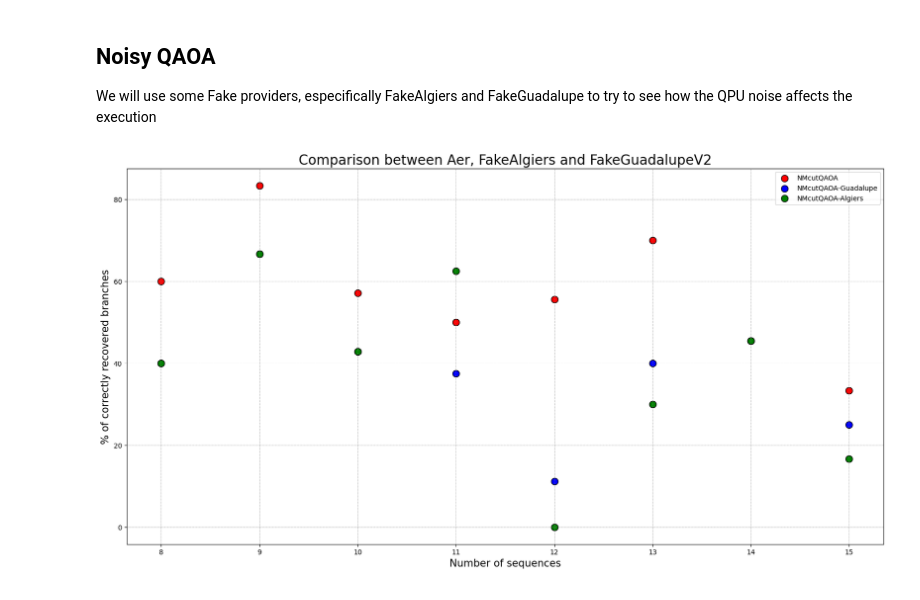
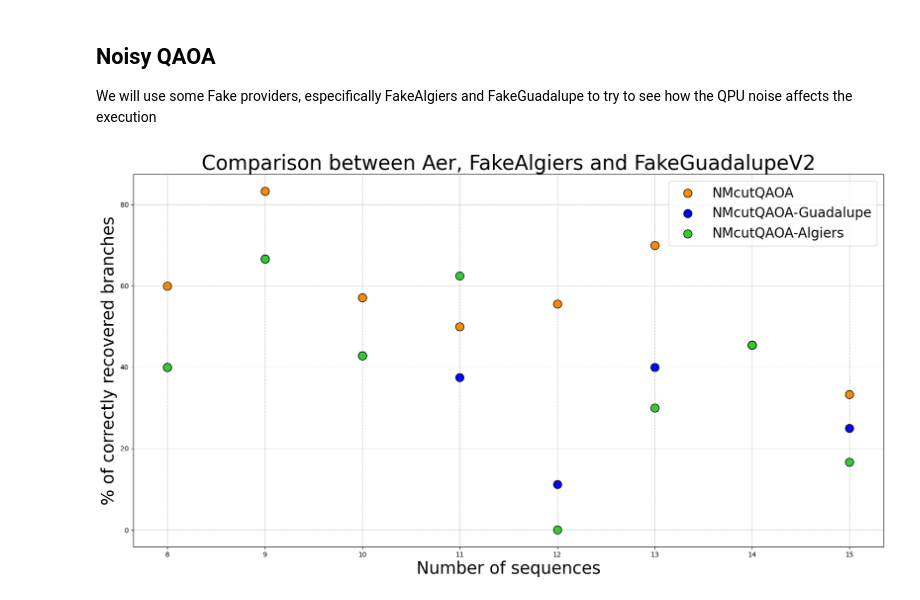
Before and after one commit to Nicofero/PhyloTree_ReConst, a Jupyter notebook: metrics_study.ipynb, the cells around one changed output. Drawn from its saved outputs; the diff is of its cells as text; code cells hidden in the pictures.

```diff
--- a/metrics_study.ipynb
+++ b/metrics_study.ipynb
@@ -743,18 +743,18 @@ We will use some Fake providers, especifically FakeAlgiers and FakeGuadalupe to
 # %%
 guadalupe_df = pd.read_csv('metrics/RF-distance_qiskit_guadelupe.csv')
 algiers_df = pd.read_csv('metrics/RF-distance_qiskit_algiers.csv')
 
 filtered_qiskit = qiskit_df[qiskit_df['size'] < 16]
 
 plt.subplots(figsize=(20, 10))
-plt.scatter(filtered_qiskit['size'], filtered_qiskit['RF'], edgecolor='k', color='red', s=100,label='NMcutQAOA')
-plt.scatter(guadalupe_df['size'], guadalupe_df['RF'], edgecolor='k', color='blue', s=100,label='NMcutQAOA-Guadalupe')
-plt.scatter(algiers_df['size'], algiers_df['RF'], edgecolor='k', color='green', s=100,label='NMcutQAOA-Algiers')
-plt.xlabel('Number of sequences',fontdict={'fontsize': 15})
-plt.ylabel('% of correctly recovered branches',fontdict={'fontsize': 15})
-plt.title('Comparison between Aer, FakeAlgiers and FakeGuadalupeV2', fontsize=20)
+plt.scatter(filtered_qiskit['size'], filtered_qiskit['RF'], edgecolor='k', color='darkorange', s=150,label='NMcutQAOA')
+plt.scatter(guadalupe_df['size'], guadalupe_df['RF'], edgecolor='k', color='blue', s=150,label='NMcutQAOA-Guadalupe')
+plt.scatter(algiers_df['size'], algiers_df['RF'], edgecolor='k', color='limegreen', s=150,label='NMcutQAOA-Algiers')
+plt.xlabel('Number of sequences',fontdict={'fontsize': 25})
+plt.ylabel('% of correctly recovered branches',fontdict={'fontsize': 25})
+plt.title('Comparison between Aer, FakeAlgiers and FakeGuadalupeV2', fontsize=30)
 plt.grid(color='gray', linestyle='--', linewidth=0.4)
-plt.legend()
+plt.legend(fontsize=20)
 plt.show()
 # %% [output]
-[figure, old version]
+[figure, new version]
```
Also changed, not shown: parts of 3 cells of this notebook, 2 other files.
